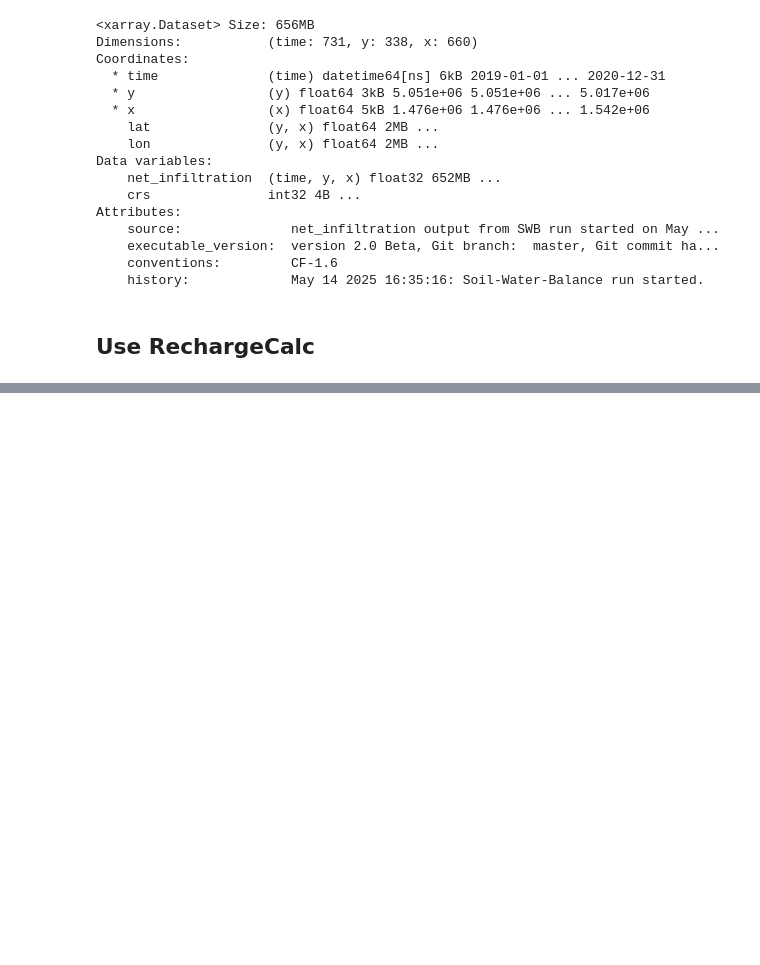
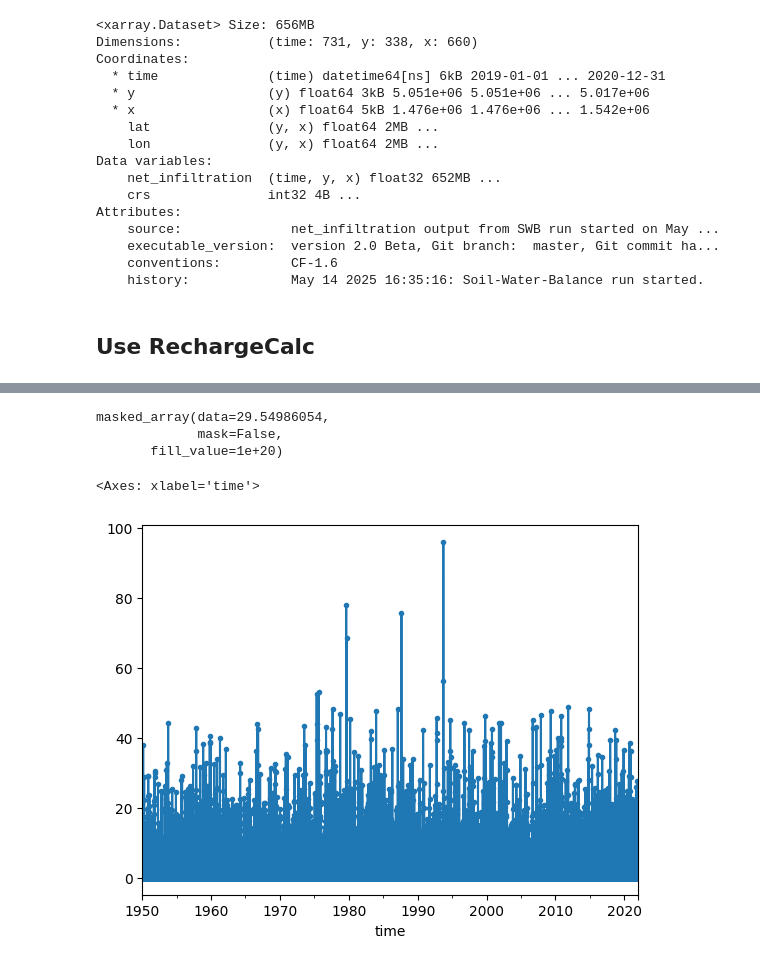
Before and after one commit to paolchol/E-OBS-SWB2, a Jupyter notebook: Python/utility/manage_input_output_swb2_MODELMI19.ipynb, the cells around one changed output, grey strips where cells are left out. Saved outputs shown, nothing was run; the diff lists cells and outputs as text; code cells hidden in the pictures; blank space fills up the shorter version.

```diff
--- a/Python/utility/manage_input_output_swb2_MODELMI19.ipynb
+++ b/Python/utility/manage_input_output_swb2_MODELMI19.ipynb
@@ -359 +278,24 @@ dtype: float64
+# %%
+f.netcdf['latitude'][45.4967867]
+# %% [output]
+masked_array(data=29.54986054,
+             mask=False,
+       fill_value=1e+20)
+# %%
+rr = xr.open_dataset(os.path.join(cwd, 'data_original', 'E-OBS', 'rr_ens_mean_0.1deg_reg_v25.0e.nc'))
+# %%
+stations = {
+    'Milano_Lambrate': (45.4967867,9.2574811), #lat lon
+    'Sant_Angelo_Lodigiano': (45.26063,9.37966),
+}
+# %%
+dfs = {}
+for station in stations.keys():
+    test = rr.sel(latitude =stations[station][0], longitude=stations[station][1], method = 'nearest')
+    dfs[station] = test.to_dataframe()
+# %%
+dfs['Sant_Angelo_Lodigiano'].rr.plot(marker = '.')
+# %% [output]
+<Axes: xlabel='time'>
+[figure, added]
 # %%
```
Also changed, not shown: parts of 27 cells of this notebook.
